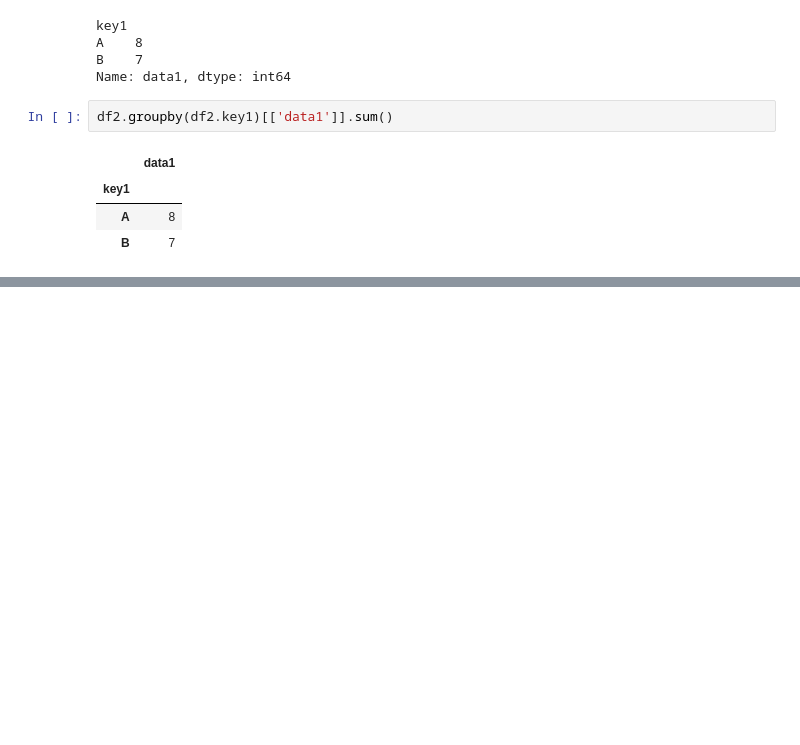
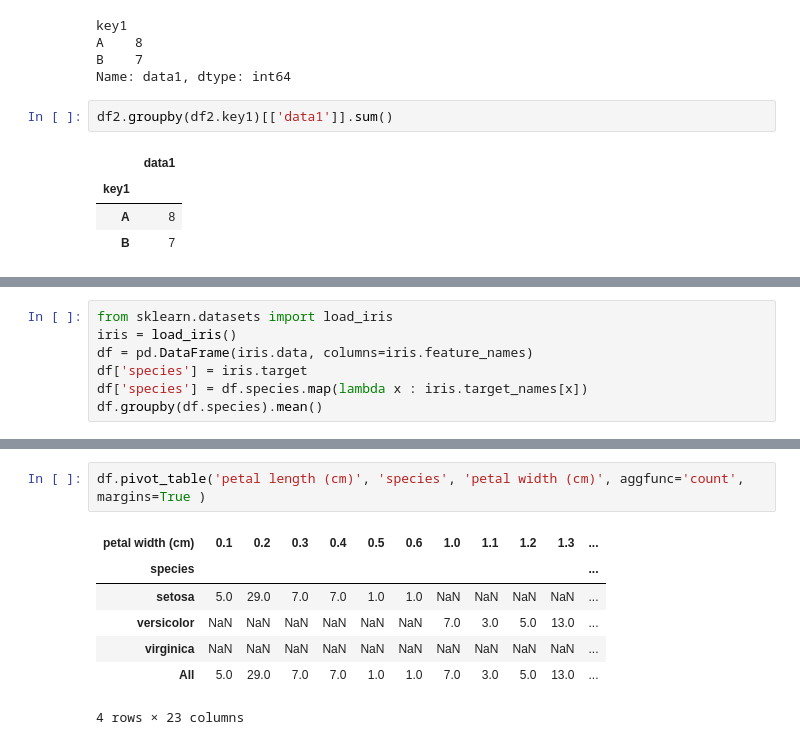
Before and after one commit to vvbshvv/12.22-, a Jupyter notebook: 연습3.ipynb, the cells around one changed output, grey strips where cells are left out. Drawn from its saved outputs; the diff is of its cells as text; blank space fills up the shorter version.

```diff
--- a/연습3.ipynb
+++ b/연습3.ipynb
@@ -69,0 +93,7 @@ df2.groupby(df2.key1)[['data1']].sum()
+# %%
+from sklearn.datasets import load_iris
+iris = load_iris()
+df = pd.DataFrame(iris.data, columns=iris.feature_names)
+df['species'] = iris.target
+df['species'] = df.species.map(lambda x : iris.target_names[x])
+df.groupby(df.species).mean()
@@ -69,0 +113,10 @@ df2.groupby(df2.key1)[['data1']].sum()
+# %%
+df.pivot_table('petal length (cm)', 'species', 'petal width (cm)', aggfunc='count', margins=True )
+# %% [output]
+| petal width (cm) | 0.1 | 0.2 | 0.3 | 0.4 | 0.5 | 0.6 | 1.0 | 1.1 | 1.2 | 1.3 | ... |
+| species |  |  |  |  |  |  |  |  |  |  | ... |
+| setosa | 5.0 | 29.0 | 7.0 | 7.0 | 1.0 | 1.0 | NaN | NaN | NaN | NaN | ... |
+| versicolor | NaN | NaN | NaN | NaN | NaN | NaN | 7.0 | 3.0 | 5.0 | 13.0 | ... |
+| virginica | NaN | NaN | NaN | NaN | NaN | NaN | NaN | NaN | NaN | NaN | ... |
+| All | 5.0 | 29.0 | 7.0 | 7.0 | 1.0 | 1.0 | 7.0 | 3.0 | 5.0 | 13.0 | ... |
+4 rows × 23 columns
```
Also changed, not shown: parts of 11 cells of this notebook.
